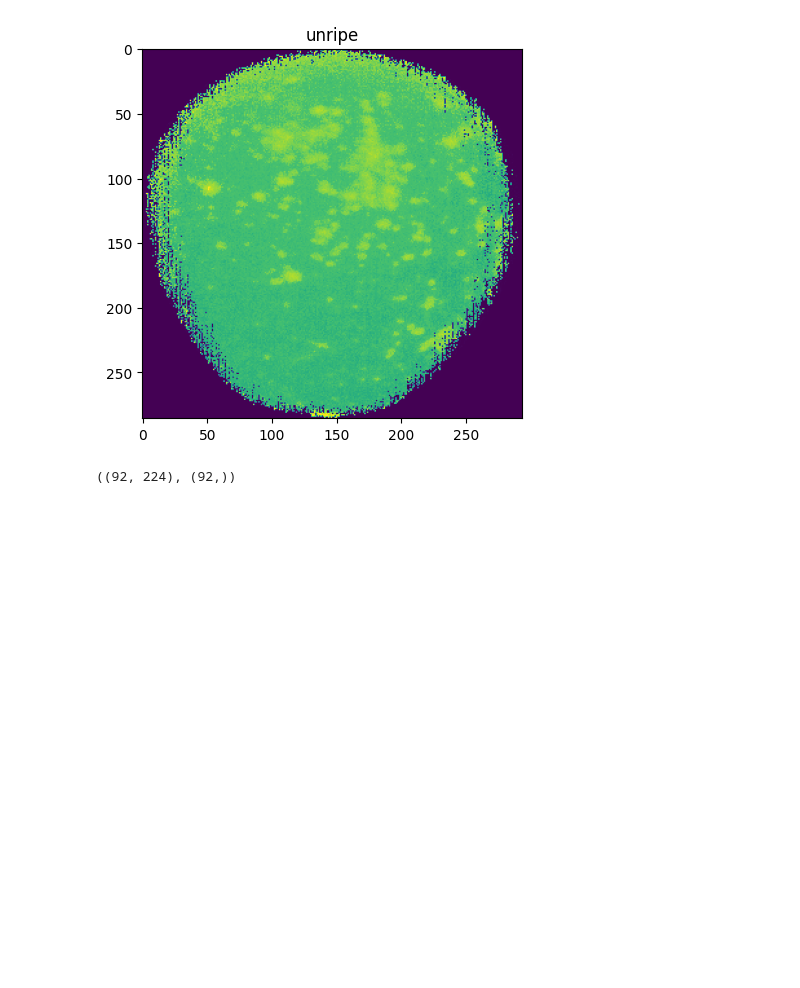
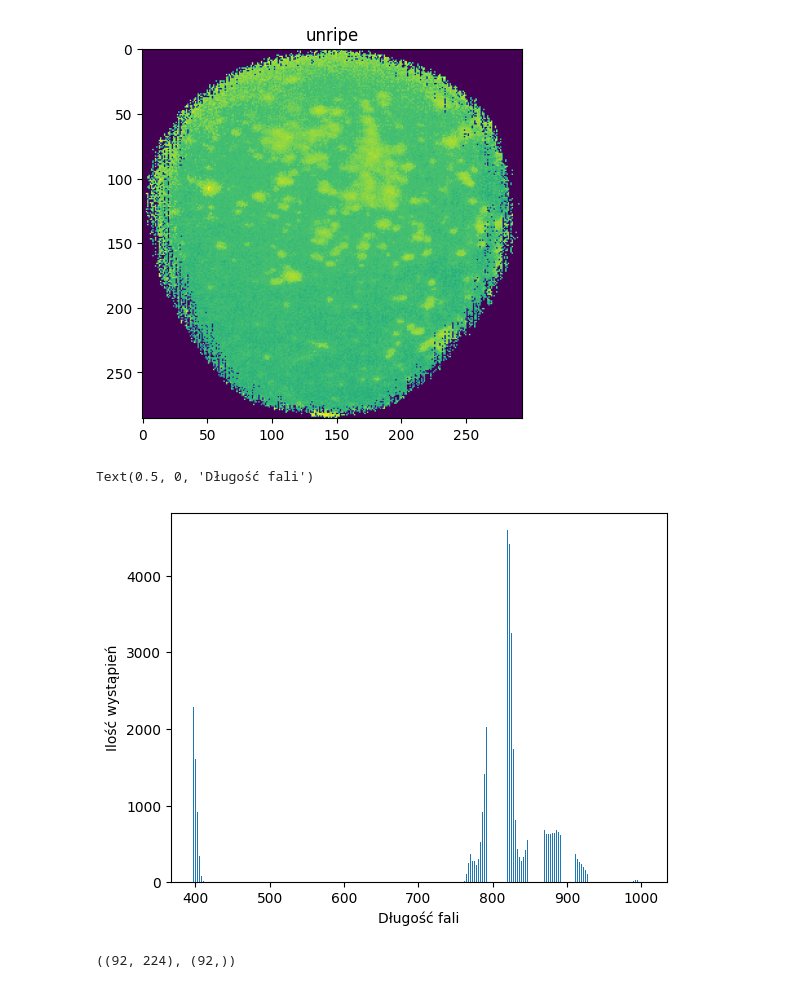
Before and after one commit to PyMati/FruitsClassificationFromHipespectralImages, a Jupyter notebook: predict.ipynb, the cells around one changed output. Drawn from its saved outputs; the diff is of its cells as text; code cells hidden in the pictures; blank space fills up the shorter version.

```diff
--- a/predict.ipynb
+++ b/predict.ipynb
@@ -164,6 +164,13 @@ for x in X2:
     features = image_to_features(x)
     X3.append(features)
 X3 = np.array(X3, dtype=object)
+# %%
+plt.bar(vis_wls, height=X3[index])
+plt.ylabel("Ilość wystąpień")
+plt.xlabel("Długość fali")
+# %% [output]
+Text(0.5, 0, 'Długość fali')
+[figure, added]
 # %%
 X3.shape, Y1.shape
 # %% [output]
```
Also changed, not shown: parts of 8 cells of this notebook, 6 other files.
